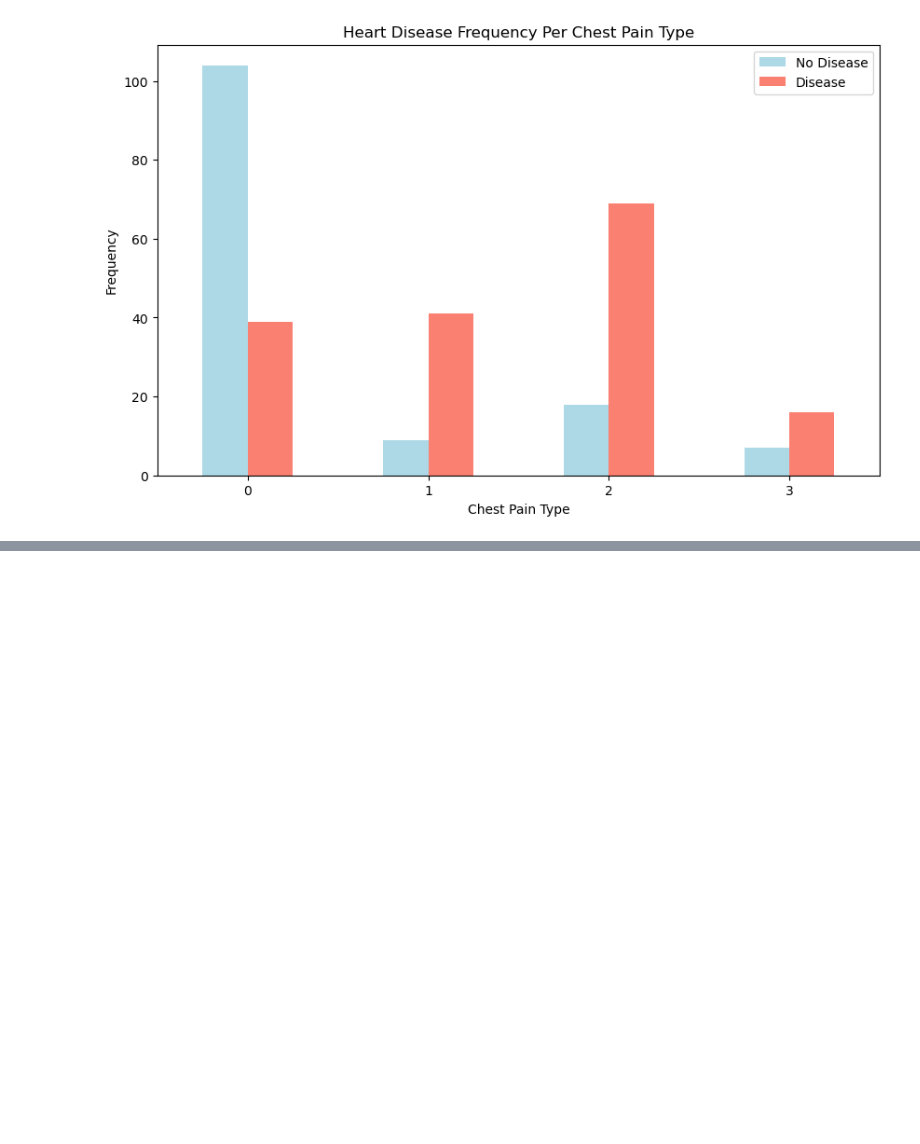
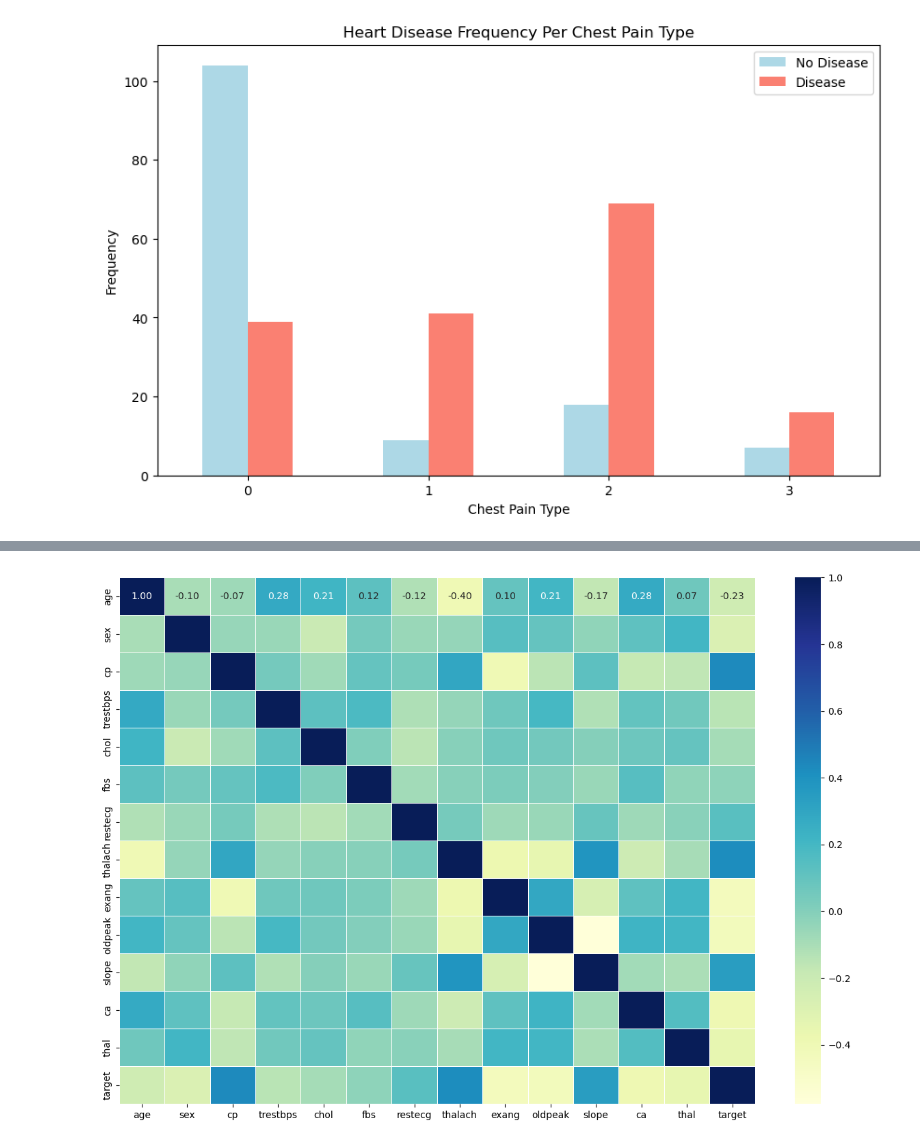
Before and after one commit to Lambton-AI-Group/heart_disease_prediction, a Jupyter notebook: heart-disease-classification.ipynb, the cells around one changed output, grey strips where cells are left out. Cells and saved outputs as stored; diff of their text form; code cells hidden in the pictures; blank space fills up the shorter version.

```diff
--- a/heart-disease-classification.ipynb
+++ b/heart-disease-classification.ipynb
@@ -279,0 +300,10 @@ plt.xticks(rotation = 0);
+# %%
+corr_matrix = df.corr()
+plt.figure(figsize=(15, 10))
+sns.heatmap(corr_matrix,
+            annot=True,
+            linewidths=0.5,
+            fmt= ".2f",
+            cmap="YlGnBu");
+# %% [output]
+[figure, added]
```
Also changed, not shown: parts of 41 cells of this notebook.
